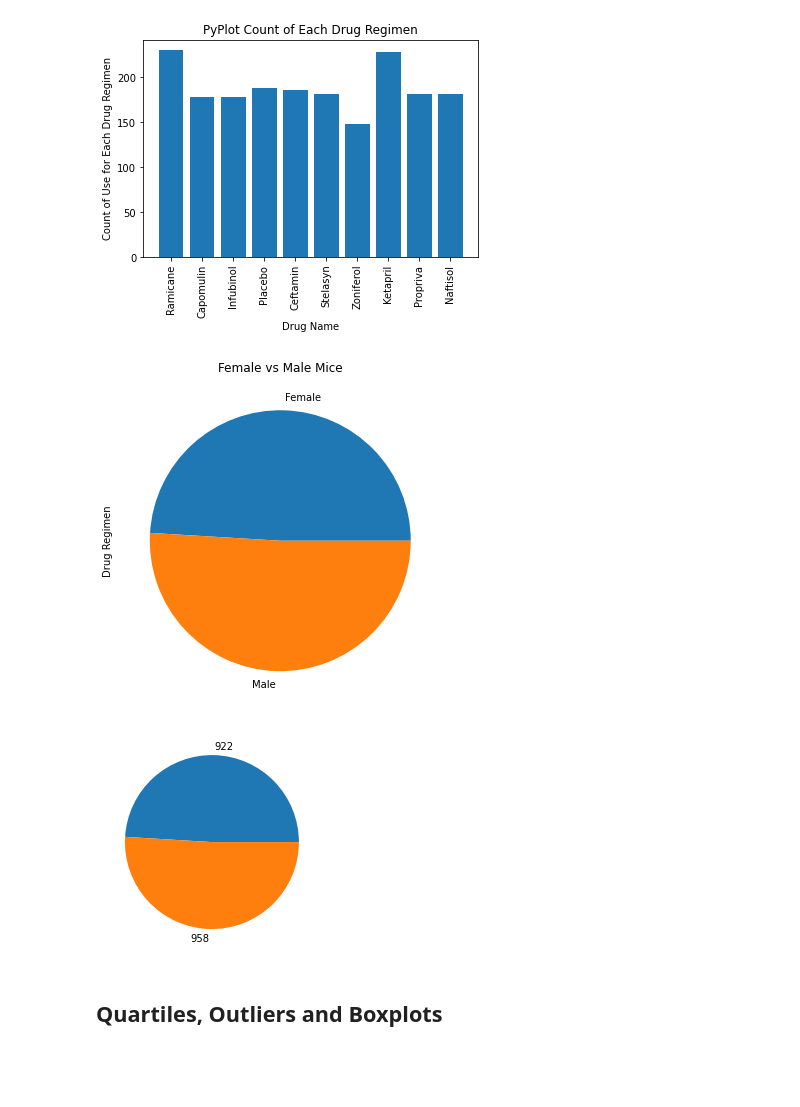
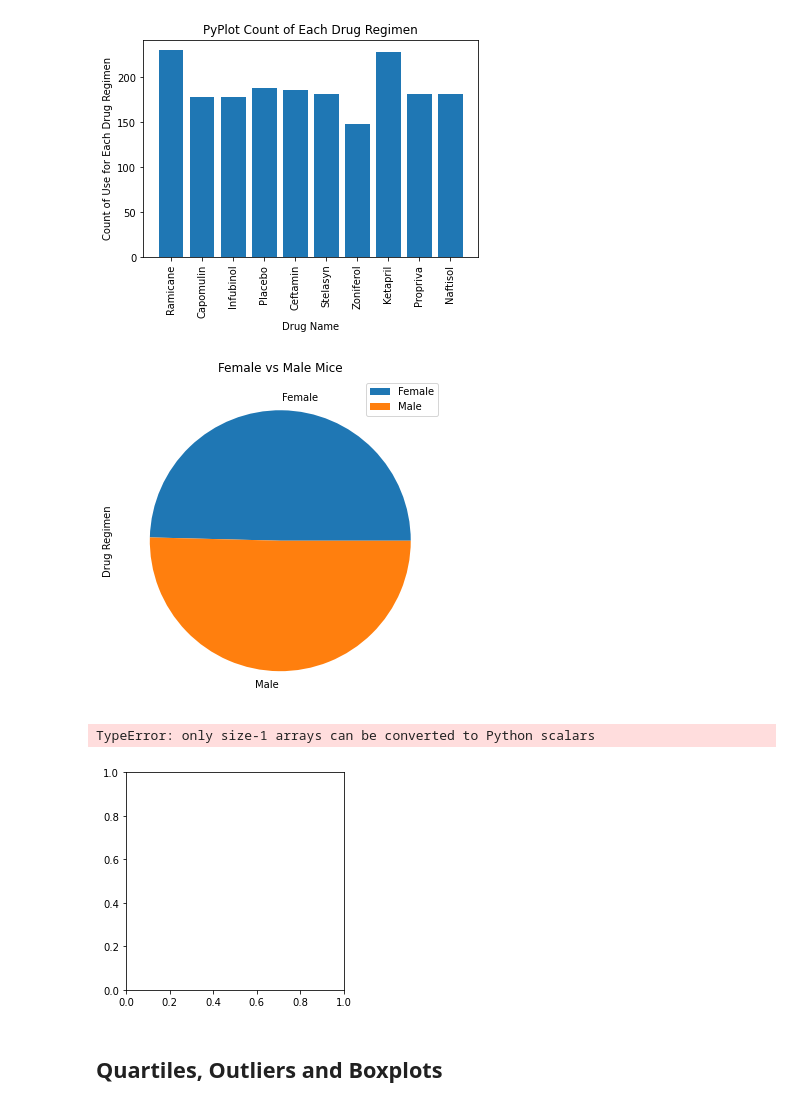
Before and after one commit to emmybsu/MatPlotLib-ECruz, a Jupyter notebook: pymaceuticals_starter-Emily Cruz2.ipynb, the cells around one changed output. Drawn from its saved outputs; the diff is of its cells as text; code cells hidden in the pictures; blank space fills up the shorter version.

```diff
--- a/pymaceuticals_starter-Emily Cruz2.ipynb
+++ b/pymaceuticals_starter-Emily Cruz2.ipynb
@@ -225,20 +236,25 @@ plt.show()
 # %%
 # Generate a pie plot showing the distribution of female versus male mice using pandas
 
-gender = clean_df.groupby(['Sex']).count().iloc[0:2,:]['Drug Regimen']
-pie_gender = gender.plot(kind="pie", y='Drug Regimen',title='Female vs Male Mice',figsize=(11,6))
+gender = clean_df.groupby(['Sex','Mouse ID']).count()
+gender.groupby(['Sex']).count()
+
+pie_gender = gender.groupby(['Sex']).count().plot(kind="pie", y='Drug Regimen',title='Female vs Male Mice',figsize=(11,6))
 plt.show()
 # %% [output]
-[figure, old version]
+[figure, new version]
 # %%
 # Generate a pie plot showing the distribution of female versus male mice using pyplot
 
-
-gender_labels = 'Female', 'Male'
+#gender
+#labels = gender
 fig1, ax1 = plt.subplots()
 ax1.pie(gender, labels=labels)
 ax1
-
+#labels
+#plt_pie_gender = gender.plt.pie(x='gender')
+# pyplot_gender = plt.pie(x='Sex')
 plt.show()
 # %% [output]
+TypeError: only size-1 arrays can be converted to Python scalars
-[figure, old version]
+[figure, new version]
```
Also changed, not shown: parts of 2 cells of this notebook.
